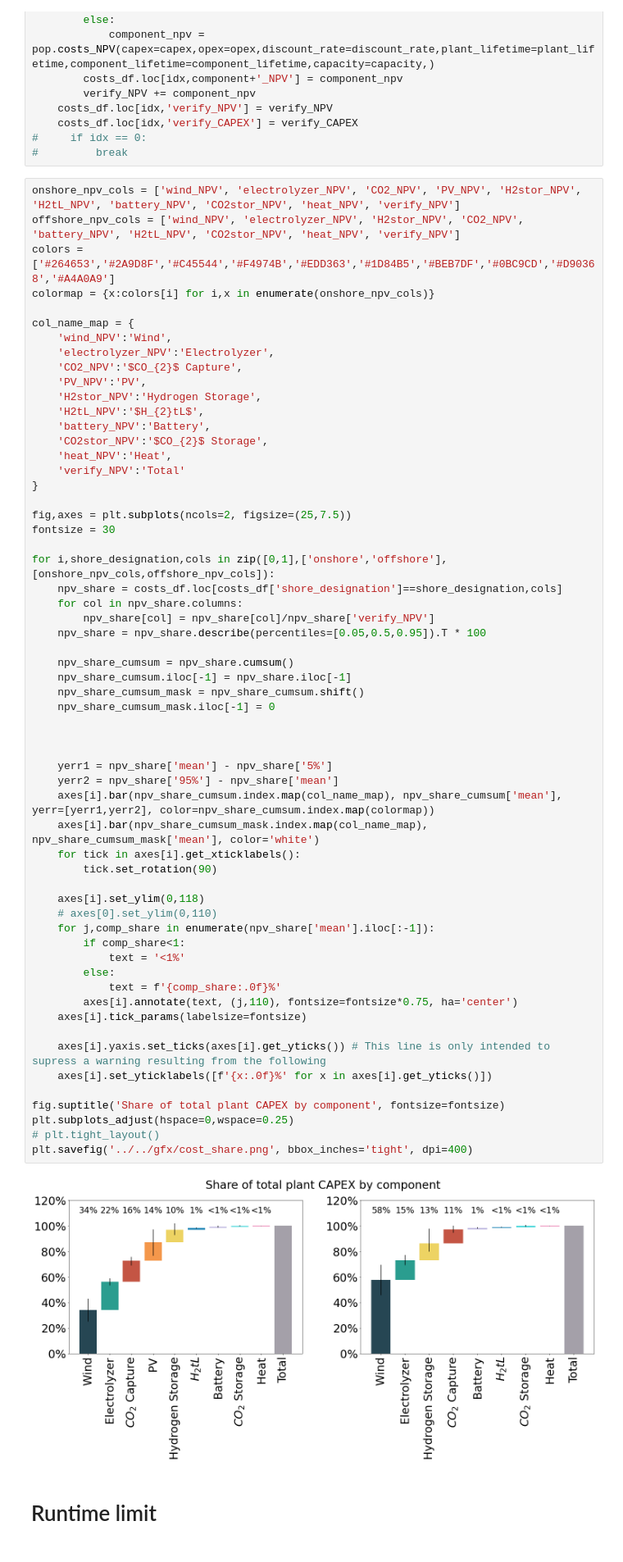
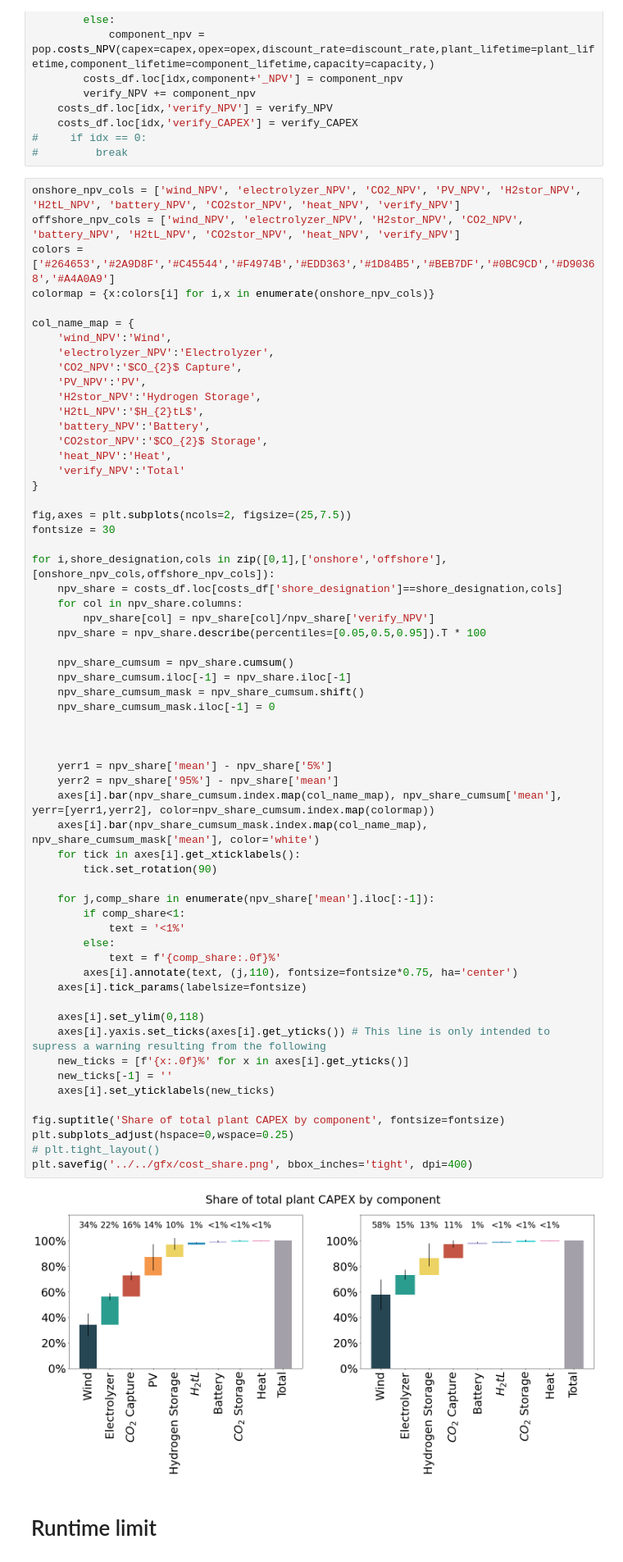
Before and after one commit to kwdseymour/EuroSAFs, a Jupyter notebook: scripts/analysis/SI_figures.ipynb, the cells around one changed output. Shown at 82% size. Cells and saved outputs as stored; diff of their text form.

```diff
--- a/scripts/analysis/SI_figures.ipynb
+++ b/scripts/analysis/SI_figures.ipynb
@@ -209,37 +233,38 @@ for i,shore_designation,cols in zip([0,1],['onshore','offshore'],[onshore_npv_co
 
     npv_share_cumsum = npv_share.cumsum()
     npv_share_cumsum.iloc[-1] = npv_share.iloc[-1]
     npv_share_cumsum_mask = npv_share_cumsum.shift()
     npv_share_cumsum_mask.iloc[-1] = 0
 
 
 
     yerr1 = npv_share['mean'] - npv_share['5%']
     yerr2 = npv_share['95%'] - npv_share['mean']
     axes[i].bar(npv_share_cumsum.index.map(col_name_map), npv_share_cumsum['mean'], yerr=[yerr1,yerr2], color=npv_share_cumsum.index.map(colormap))
     axes[i].bar(npv_share_cumsum_mask.index.map(col_name_map), npv_share_cumsum_mask['mean'], color='white')
     for tick in axes[i].get_xticklabels():
         tick.set_rotation(90)
 
-    axes[i].set_ylim(0,118)
-    # axes[0].set_ylim(0,110)
     for j,comp_share in enumerate(npv_share['mean'].iloc[:-1]):
         if comp_share<1:
             text = '<1%'
         else:
             text = f'{comp_share:.0f}%'
         axes[i].annotate(text, (j,110), fontsize=fontsize*0.75, ha='center')
     axes[i].tick_params(labelsize=fontsize)
 
+    axes[i].set_ylim(0,118)
     axes[i].yaxis.set_ticks(axes[i].get_yticks()) # This line is only intended to supress a warning resulting from the following
-    axes[i].set_yticklabels([f'{x:.0f}%' for x in axes[i].get_yticks()])
+    new_ticks = [f'{x:.0f}%' for x in axes[i].get_yticks()]
+    new_ticks[-1] = ''
+    axes[i].set_yticklabels(new_ticks)
 
 fig.suptitle('Share of total plant CAPEX by component', fontsize=fontsize)
 plt.subplots_adjust(hspace=0,wspace=0.25)
 # plt.tight_layout()
 plt.savefig('../../gfx/cost_share.png', bbox_inches='tight', dpi=400)
 # %% [output]
-[figure, old version]
+[figure, new version]
 # %% [markdown]
 # Runtime limit
 # %%
```
Also changed, not shown: parts of 1 cell of this notebook, 2 other files.
